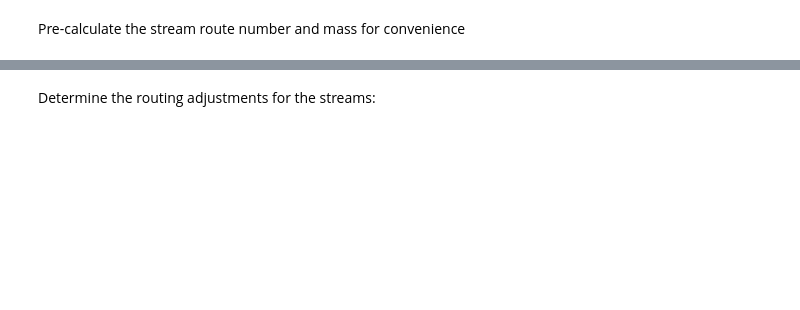
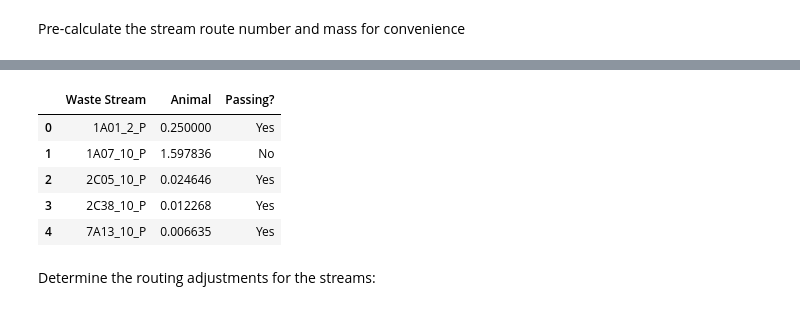
Before and after one commit to HollyHotspur/waste-inventory-tool, a Jupyter notebook: notebook.ipynb, the cells around one changed output, grey strips where cells are left out. Saved outputs shown, nothing was run; the diff lists cells and outputs as text; code cells hidden in the pictures; blank space fills up the shorter version.

```diff
--- a/notebook.ipynb
+++ b/notebook.ipynb
@@ -63,3 +89,24 @@ data
+# %%
+animal_radioactivity_limits = rads.set_index('Rad')['Animals']
+
+animal_radioactivity_limits = pd.to_numeric(animal_radioactivity_limits,errors= 'coerce')
+sof_data = data[radionucleide_cols].div(animal_radioactivity_limits)
+
+sof_data
+sof_limit_passing = pd.DataFrame()
+sof_limit_passing['Waste Stream'] = data['Waste Stream']
+sof_limit_passing['Animal'] = sof_data.sum(axis=1)
+sof_limit_passing.loc[sof_limit_passing['Animal']<1,'Passing?']='Yes'
+sof_limit_passing.loc[sof_limit_passing['Animal']>=1,'Passing?']='No'
+
+sof_limit_passing
+# %% [output]
+|  | Waste Stream | Animal | Passing? |
+| 0 | 1A01_2_P | 0.250000 | Yes |
+| 1 | 1A07_10_P | 1.597836 | No |
+| 2 | 2C05_10_P | 0.024646 | Yes |
+| 3 | 2C38_10_P | 0.012268 | Yes |
+| 4 | 7A13_10_P | 0.006635 | Yes |
 # %% [markdown]
 Determine the routing adjustments for the streams:
 # %%
```
Also changed, not shown: parts of 10 cells of this notebook, 5 other files.
